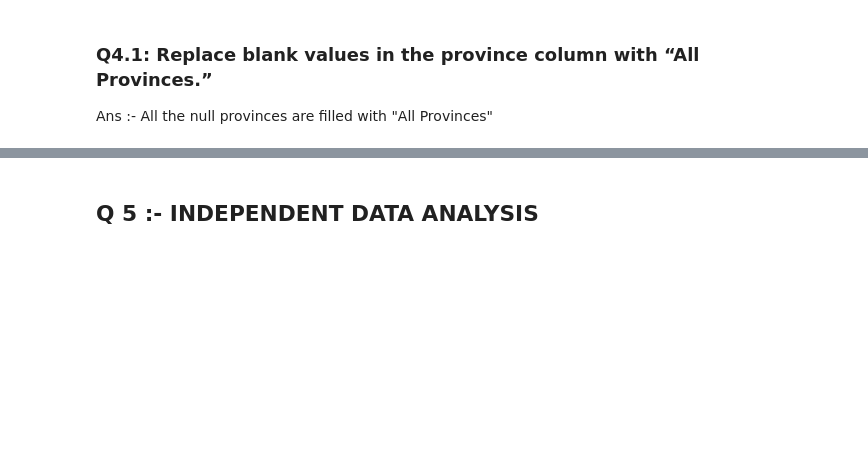
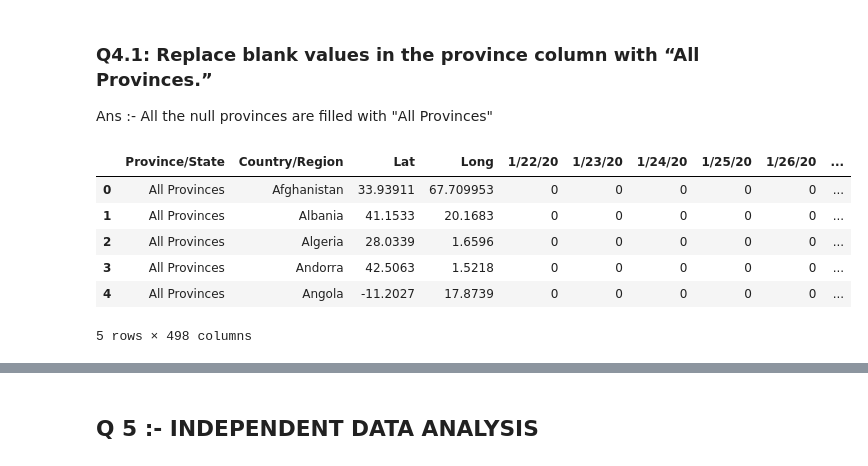
Before and after one commit to MANDEEP-shrma/Covid19_Case_Study, a Jupyter notebook: case_study.ipynb, the cells around one changed output, grey strips where cells are left out. Cells and saved outputs as stored; diff of their text form; code cells hidden in the pictures; blank space fills up the shorter version.

```diff
--- a/case_study.ipynb
+++ b/case_study.ipynb
@@ -287,9 +427,19 @@ All the null provinces are filled with "All Provinces"
 # %%
 ## removing blank from confirmed
 confirmed_cases_data['Province/State'] = confirmed_cases_data['Province/State'].fillna(value="All Provinces")
 
 ## removing blank Provinces from deaths
 death_cases_data['Province/State'] = death_cases_data['Province/State'].fillna(value="All Provinces")
 
 ## removing blank Provinces from recovered
 recovered_cases_data['Province/State'] = recovered_cases_data['Province/State'].fillna(value="All Provinces")
+
+recovered_cases_data.head()
+# %% [output]
+|  | Province/State | Country/Region | Lat | Long | 1/22/20 | 1/23/20 | 1/24/20 | 1/25/20 | 1/26/20 | ... |
+| 0 | All Provinces | Afghanistan | 33.93911 | 67.709953 | 0 | 0 | 0 | 0 | 0 | ... |
+| 1 | All Provinces | Albania | 41.1533 | 20.1683 | 0 | 0 | 0 | 0 | 0 | ... |
+| 2 | All Provinces | Algeria | 28.0339 | 1.6596 | 0 | 0 | 0 | 0 | 0 | ... |
+| 3 | All Provinces | Andorra | 42.5063 | 1.5218 | 0 | 0 | 0 | 0 | 0 | ... |
+| 4 | All Provinces | Angola | -11.2027 | 17.8739 | 0 | 0 | 0 | 0 | 0 | ... |
+5 rows × 498 columns
```
Also changed, not shown: parts of 28 cells of this notebook.
